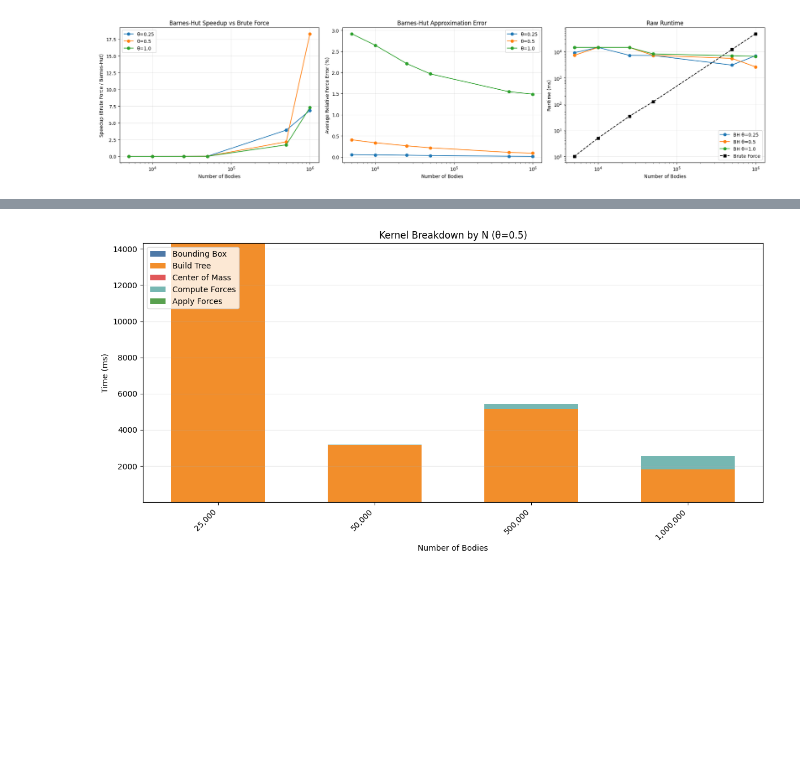
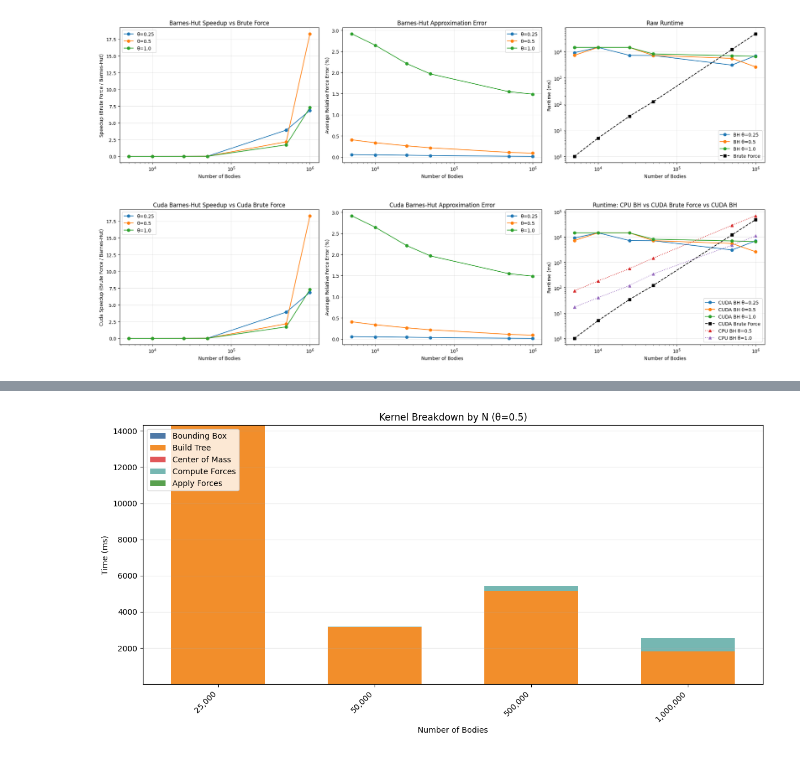
Before and after one commit to Andrew-Koulogeorge/barnes-hut, a Jupyter notebook: analysis.ipynb, the cells around one changed output, grey strips where cells are left out. Saved outputs shown, nothing was run; the diff lists cells and outputs as text; code cells hidden in the pictures; blank space fills up the shorter version.

Commit message:
finished v1 plots

```diff
--- a/analysis.ipynb
+++ b/analysis.ipynb
@@ -122,3 +122,54 @@ plt.savefig("benchmark_plots.png", dpi=150)
 plt.show()
 # %% [output]
 [figure]
+# %%
+import pandas as pd
+import matplotlib.pyplot as plt
+
+df = pd.read_csv("cuda_benchmark_results.csv")
+df_seq_bh = pd.read_csv("cpp_bhut_only_benchmark_results.csv")
+
+fig, (ax1, ax2, ax3) = plt.subplots(1, 3, figsize=(20, 5))
+
+for theta, group in df.groupby("theta"):
+    group = group.sort_values("N")
+    ax1.plot(group["N"], group["speedup"], marker="o", label=f"θ={theta}")
+    ax2.plot(group["N"], group["avg_rel_error_pct"], marker="o", label=f"θ={theta}")
+    ax3.plot(group["N"], group["barnes_hut_ms"], marker="o", label=f"CUDA BH θ={theta}")
+
+# plot brute force once (same across thetas)
+bf = df.drop_duplicates(subset="N").sort_values("N")
+ax3.plot(bf["N"], bf["brute_force_ms"], marker="s", color="black", linestyle="--", label="CUDA Brute Force")
+
+# plot sequential CPU barnes-hut
+for theta, group in df_seq_bh.groupby("theta"):
+    group = group.sort_values("N")
+    ax3.plot(group["N"], group["barnes_hut_ms"], marker="^", linestyle=":", label=f"CPU BH θ={theta}")
+
+ax1.set_xscale("log")
+ax1.set_xlabel("Number of Bodies")
+ax1.set_ylabel("Cuda Speedup (Brute Force / Barnes-Hut)")
+ax1.set_title("Cuda Barnes-Hut Speedup vs Cuda Brute Force")
+ax1.legend()
+ax1.grid(True, alpha=0.3)
+
+ax2.set_xscale("log")
+ax2.set_xlabel("Number of Bodies")
+ax2.set_ylabel("Average Relative Force Error (%)")
+ax2.set_title("Cuda Barnes-Hut Approximation Error")
+ax2.legend()
+ax2.grid(True, alpha=0.3)
+
+ax3.set_xscale("log")
+ax3.set_yscale("log")
+ax3.set_xlabel("Number of Bodies")
+ax3.set_ylabel("Runtime (ms)")
+ax3.set_title("Runtime: CPU BH vs CUDA Brute Force vs CUDA BH")
+ax3.legend()
+ax3.grid(True, alpha=0.3)
+
+plt.tight_layout()
+plt.savefig("benchmark_plots.png", dpi=150)
+plt.show()
+# %% [output]
+[figure, added]
```
Also changed, not shown: parts of 1 cell of this notebook, 2 other files.
